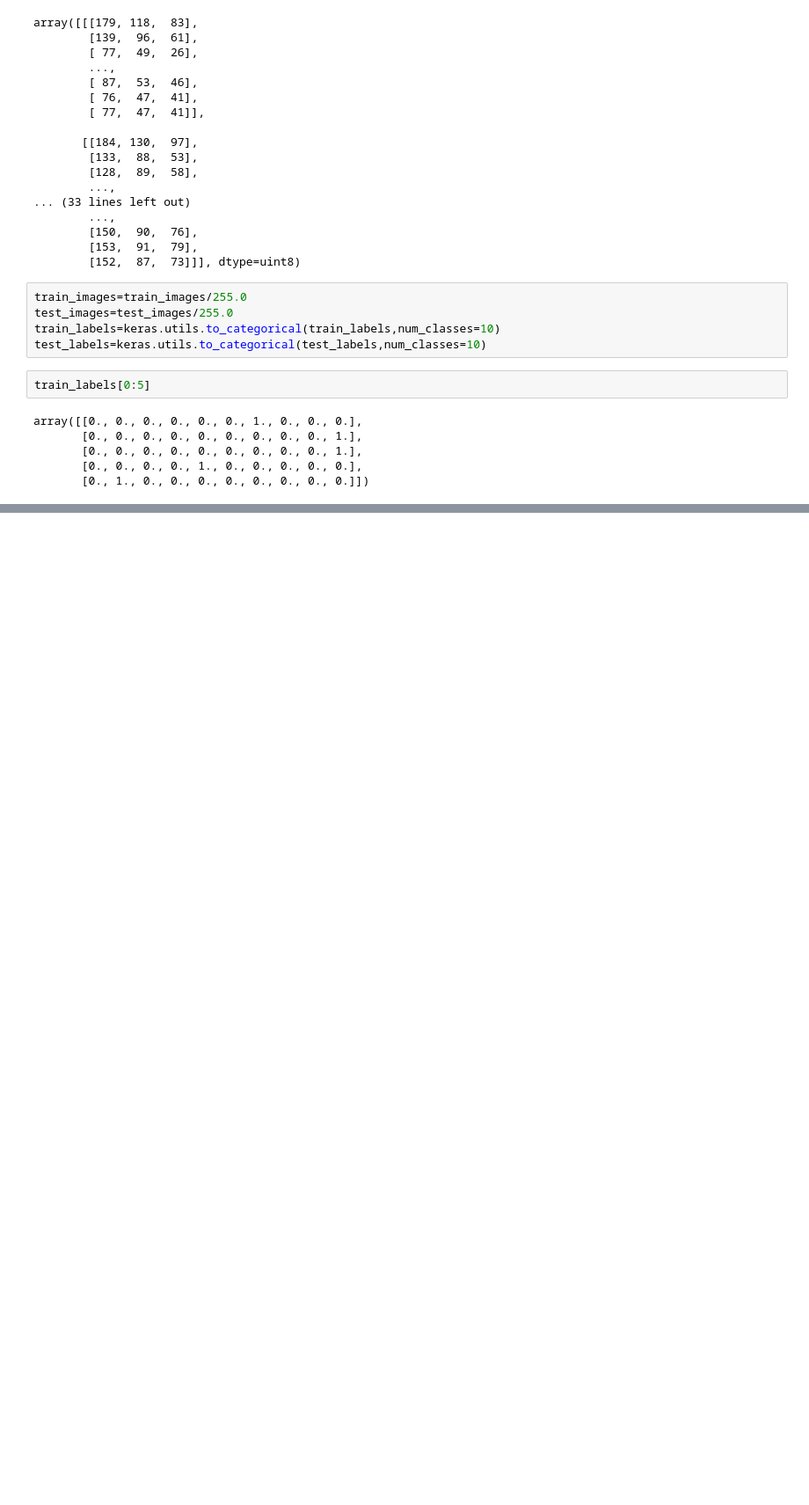
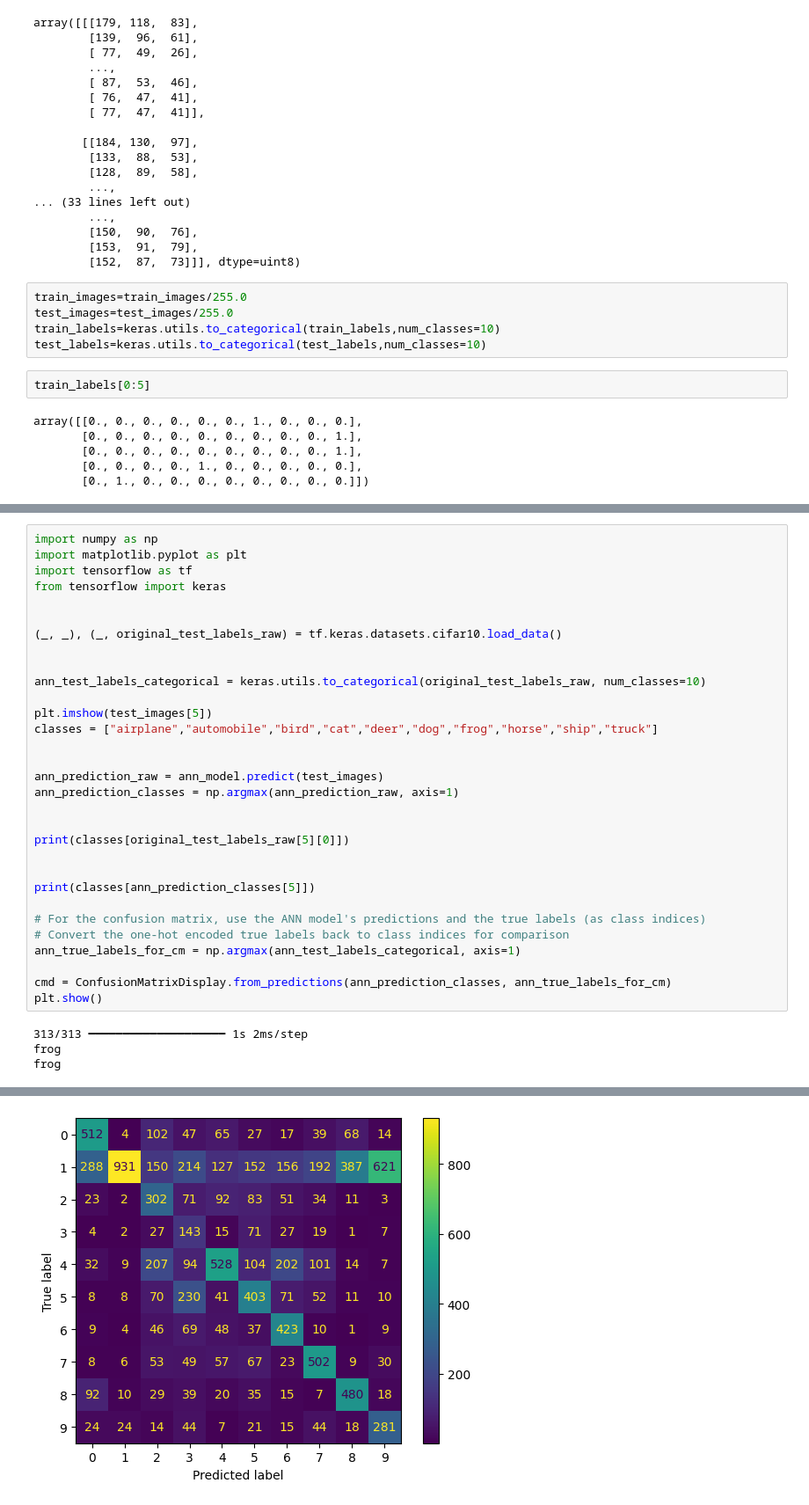
Before and after one commit to pcmouadji-dot/deep_learning, a Jupyter notebook: cifar10(ann_vs_cnn).ipynb, the cells around one changed output, grey strips where cells are left out. Shown at 88% size. Cells and saved outputs as stored; diff of their text form; blank space fills up the shorter version.

```diff
--- a/cifar10(ann_vs_cnn).ipynb
+++ b/cifar10(ann_vs_cnn).ipynb
@@ -157,0 +139,35 @@ AxisError: axis 1 is out of bounds for array of dimension 1
+# %%
+import numpy as np
+import matplotlib.pyplot as plt
+import tensorflow as tf
+from tensorflow import keras
+
+
+(_, _), (_, original_test_labels_raw) = tf.keras.datasets.cifar10.load_data()
+
+
+ann_test_labels_categorical = keras.utils.to_categorical(original_test_labels_raw, num_classes=10)
+
+plt.imshow(test_images[5])
+classes = ["airplane","automobile","bird","cat","deer","dog","frog","horse","ship","truck"]
+
+
+ann_prediction_raw = ann_model.predict(test_images)
+ann_prediction_classes = np.argmax(ann_prediction_raw, axis=1)
+
+
+print(classes[original_test_labels_raw[5][0]])
+
+
+print(classes[ann_prediction_classes[5]])
+
+# For the confusion matrix, use the ANN model's predictions and the true labels (as class indices)
+# Convert the one-hot encoded true labels back to class indices for comparison
+ann_true_labels_for_cm = np.argmax(ann_test_labels_categorical, axis=1)
+
+cmd = ConfusionMatrixDisplay.from_predictions(ann_prediction_classes, ann_true_labels_for_cm)
+plt.show()
+# %% [output]
+313/313 ━━━━━━━━━━━━━━━━━━━━ 1s 2ms/step
+frog
+frog
@@ -157,0 +175 @@ AxisError: axis 1 is out of bounds for array of dimension 1
+[figure, added]
```
Also changed, not shown: parts of 6 cells of this notebook.
